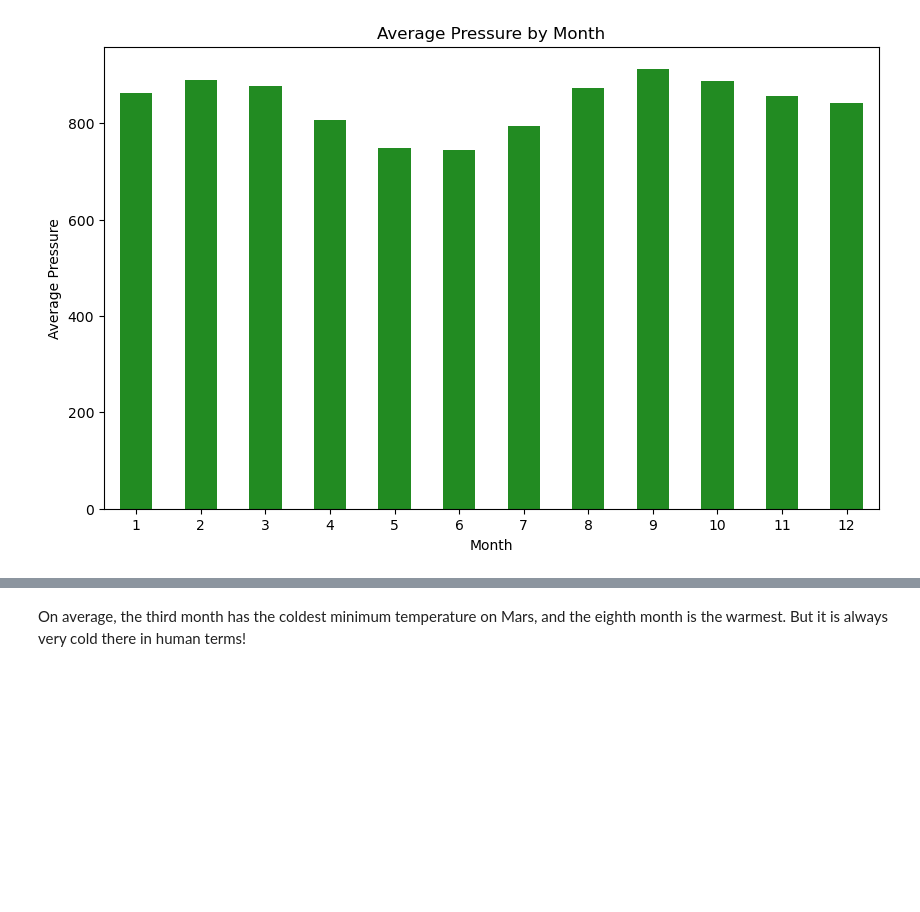
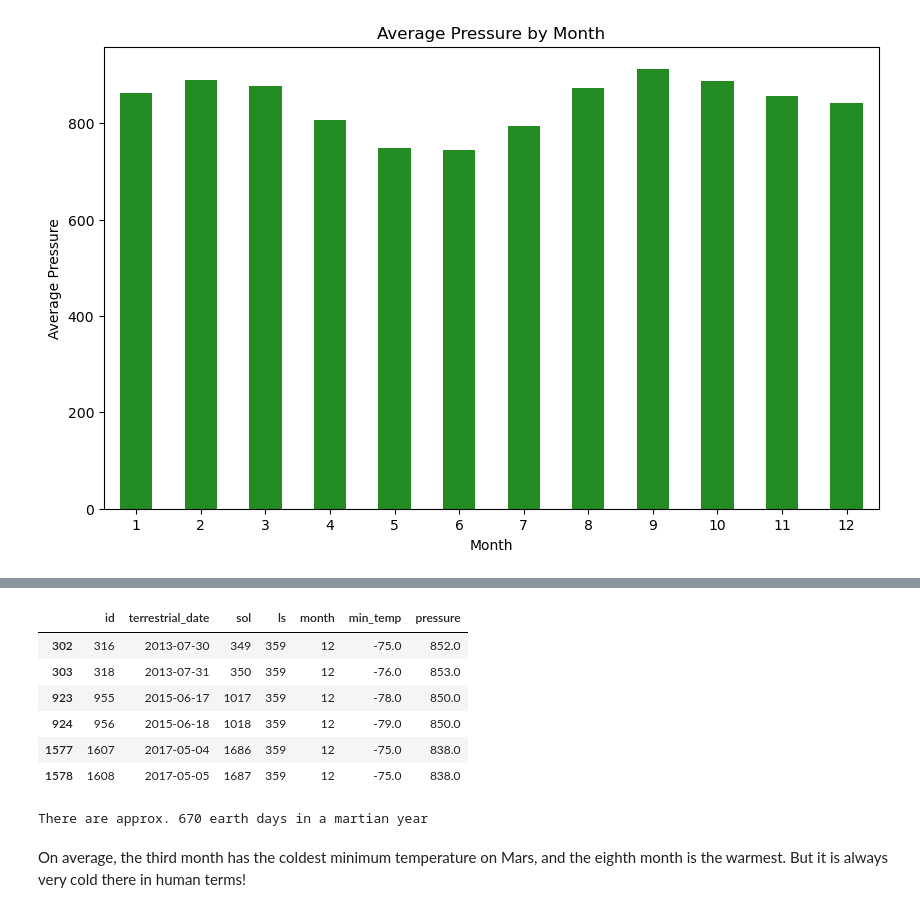
Before and after one commit to jwlosz/dsb_web_scraping_hw11, a Jupyter notebook: SUBMISSION/SUBMISSION part_2_mars_weather.ipynb, the cells around one changed output, grey strips where cells are left out. Saved outputs shown, nothing was run; the diff lists cells and outputs as text; code cells hidden in the pictures; blank space fills up the shorter version.

```diff
--- a/SUBMISSION/SUBMISSION part_2_mars_weather.ipynb
+++ b/SUBMISSION/SUBMISSION part_2_mars_weather.ipynb
@@ -261,3 +293,19 @@ Number of occurrences in 'sol' between the peaks of 'min_temp': 1834
+# %%
+#locating sol's between peaks in df to calculate days
+df.loc[df.ls == 359]
+# %% [output]
+|  | id | terrestrial_date | sol | ls | month | min_temp | pressure |
+| 302 | 316 | 2013-07-30 | 349 | 359 | 12 | -75.0 | 852.0 |
+| 303 | 318 | 2013-07-31 | 350 | 359 | 12 | -76.0 | 853.0 |
+| 923 | 955 | 2015-06-17 | 1017 | 359 | 12 | -78.0 | 850.0 |
+| 924 | 956 | 2015-06-18 | 1018 | 359 | 12 | -79.0 | 850.0 |
+| 1577 | 1607 | 2017-05-04 | 1686 | 359 | 12 | -75.0 | 838.0 |
+| 1578 | 1608 | 2017-05-05 | 1687 | 359 | 12 | -75.0 | 838.0 |
+# %%
+# 5. How many terrestrial (earth) days are there in a Martian year?
+print(f"There are approx. {1687 - 1017} earth days in a martian year")
+# %% [output]
+There are approx. 670 earth days in a martian year
 # %% [markdown]
 On average, the third month has the coldest minimum temperature on Mars, and the eighth month is the warmest. But it is always very cold there in human terms!
 # %% [markdown]
```
Also changed, not shown: parts of 5 cells of this notebook, 1 other file.
